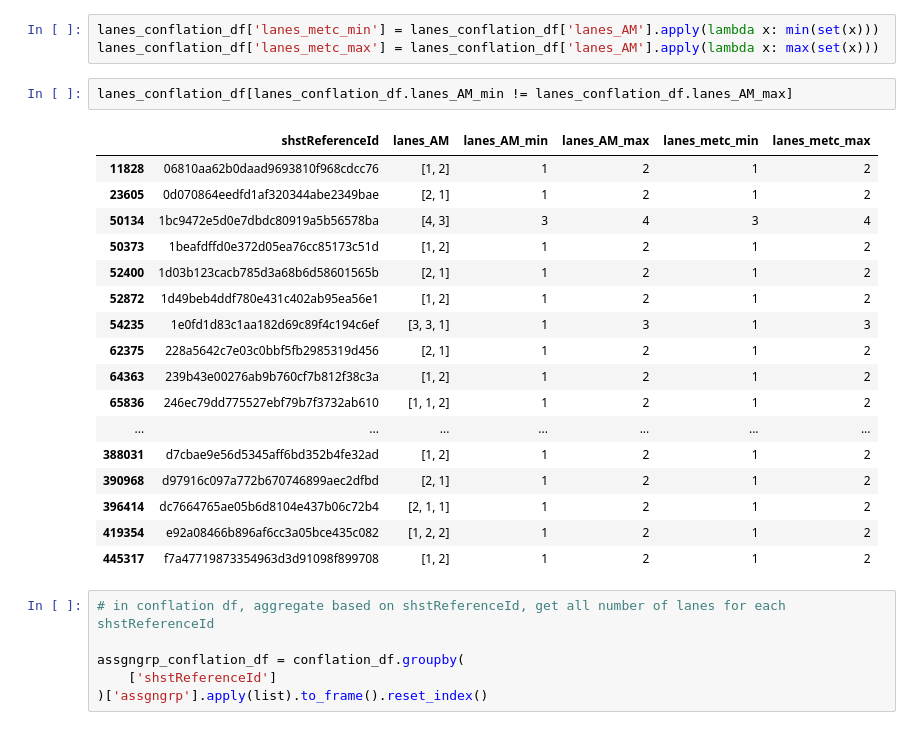
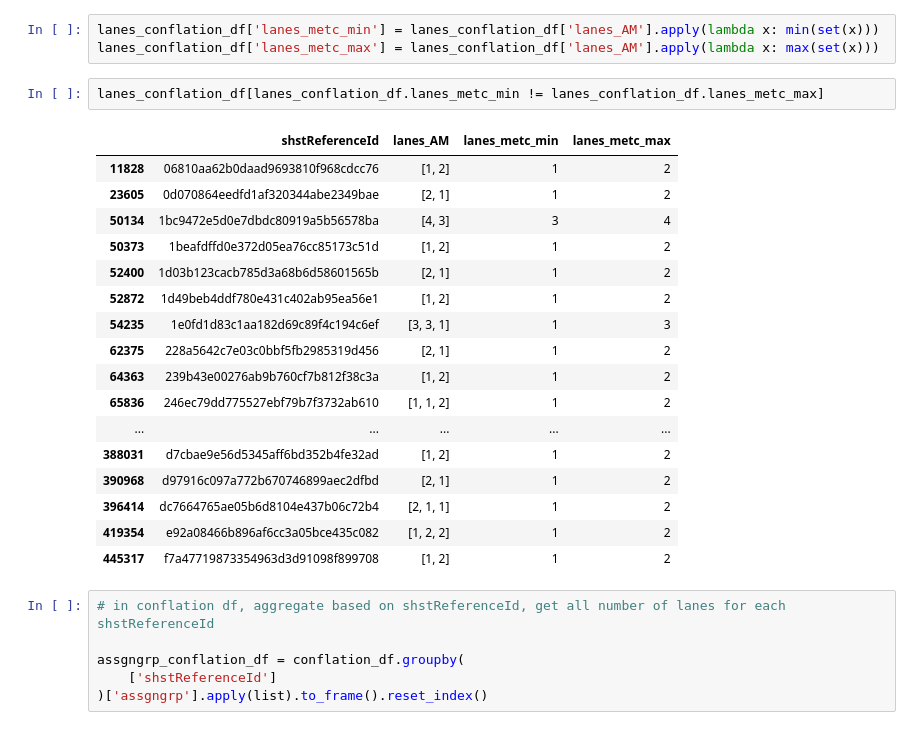
Before and after one commit to wsp-sag/client_met_council_network, a Jupyter notebook: notebooks/roadway-conflation-post-processing.ipynb, the cells around one changed output. Cells and saved outputs as stored; diff of their text form.

```diff
--- a/notebooks/roadway-conflation-post-processing.ipynb
+++ b/notebooks/roadway-conflation-post-processing.ipynb
@@ -162,25 +162,25 @@ lanes_conflation_df = conflation_df.groupby(
 lanes_conflation_df['lanes_metc_min'] = lanes_conflation_df['lanes_AM'].apply(lambda x: min(set(x)))
 lanes_conflation_df['lanes_metc_max'] = lanes_conflation_df['lanes_AM'].apply(lambda x: max(set(x)))
 # %%
-lanes_conflation_df[lanes_conflation_df.lanes_AM_min != lanes_conflation_df.lanes_AM_max]
+lanes_conflation_df[lanes_conflation_df.lanes_metc_min != lanes_conflation_df.lanes_metc_max]
 # %% [output]
-|  | shstReferenceId | lanes_AM | lanes_AM_min | lanes_AM_max | lanes_metc_min | lanes_metc_max |
-| 11828 | 06810aa62b0daad9693810f968cdcc76 | [1, 2] | 1 | 2 | 1 | 2 |
-| 23605 | 0d070864eedfd1af320344abe2349bae | [2, 1] | 1 | 2 | 1 | 2 |
-| 50134 | 1bc9472e5d0e7dbdc80919a5b56578ba | [4, 3] | 3 | 4 | 3 | 4 |
-| 50373 | 1beafdffd0e372d05ea76cc85173c51d | [1, 2] | 1 | 2 | 1 | 2 |
-| 52400 | 1d03b123cacb785d3a68b6d58601565b | [2, 1] | 1 | 2 | 1 | 2 |
-| 52872 | 1d49beb4ddf780e431c402ab95ea56e1 | [1, 2] | 1 | 2 | 1 | 2 |
-| 54235 | 1e0fd1d83c1aa182d69c89f4c194c6ef | [3, 3, 1] | 1 | 3 | 1 | 3 |
-| 62375 | 228a5642c7e03c0bbf5fb2985319d456 | [2, 1] | 1 | 2 | 1 | 2 |
-| 64363 | 239b43e00276ab9b760cf7b812f38c3a | [1, 2] | 1 | 2 | 1 | 2 |
-| 65836 | 246ec79dd775527ebf79b7f3732ab610 | [1, 1, 2] | 1 | 2 | 1 | 2 |
-| ... | ... | ... | ... | ... | ... | ... |
-| 388031 | d7cbae9e56d5345aff6bd352b4fe32ad | [1, 2] | 1 | 2 | 1 | 2 |
-| 390968 | d97916c097a772b670746899aec2dfbd | [2, 1] | 1 | 2 | 1 | 2 |
-| 396414 | dc7664765ae05b6d8104e437b06c72b4 | [2, 1, 1] | 1 | 2 | 1 | 2 |
-| 419354 | e92a08466b896af6cc3a05bce435c082 | [1, 2, 2] | 1 | 2 | 1 | 2 |
-| 445317 | f7a47719873354963d3d91098f899708 | [1, 2] | 1 | 2 | 1 | 2 |
+|  | shstReferenceId | lanes_AM | lanes_metc_min | lanes_metc_max |
+| 11828 | 06810aa62b0daad9693810f968cdcc76 | [1, 2] | 1 | 2 |
+| 23605 | 0d070864eedfd1af320344abe2349bae | [2, 1] | 1 | 2 |
+| 50134 | 1bc9472e5d0e7dbdc80919a5b56578ba | [4, 3] | 3 | 4 |
+| 50373 | 1beafdffd0e372d05ea76cc85173c51d | [1, 2] | 1 | 2 |
+| 52400 | 1d03b123cacb785d3a68b6d58601565b | [2, 1] | 1 | 2 |
+| 52872 | 1d49beb4ddf780e431c402ab95ea56e1 | [1, 2] | 1 | 2 |
+| 54235 | 1e0fd1d83c1aa182d69c89f4c194c6ef | [3, 3, 1] | 1 | 3 |
+| 62375 | 228a5642c7e03c0bbf5fb2985319d456 | [2, 1] | 1 | 2 |
+| 64363 | 239b43e00276ab9b760cf7b812f38c3a | [1, 2] | 1 | 2 |
+| 65836 | 246ec79dd775527ebf79b7f3732ab610 | [1, 1, 2] | 1 | 2 |
+| ... | ... | ... | ... | ... |
+| 388031 | d7cbae9e56d5345aff6bd352b4fe32ad | [1, 2] | 1 | 2 |
+| 390968 | d97916c097a772b670746899aec2dfbd | [2, 1] | 1 | 2 |
+| 396414 | dc7664765ae05b6d8104e437b06c72b4 | [2, 1, 1] | 1 | 2 |
+| 419354 | e92a08466b896af6cc3a05bce435c082 | [1, 2, 2] | 1 | 2 |
+| 445317 | f7a47719873354963d3d91098f899708 | [1, 2] | 1 | 2 |
 # %%
 # in conflation df, aggregate based on shstReferenceId, get all number of lanes for each shstReferenceId
 
```
Also changed, not shown: parts of 11 cells of this notebook, 45 other files.
